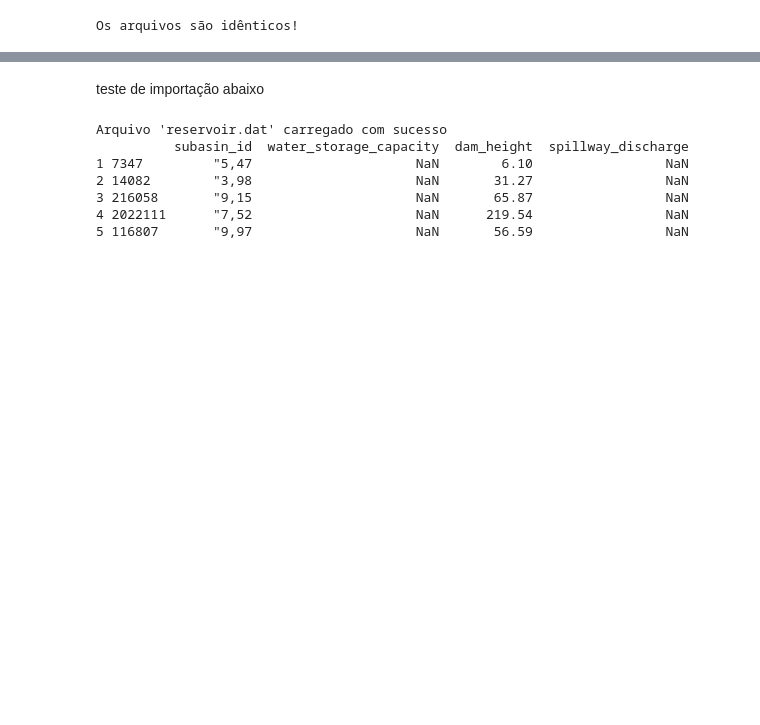
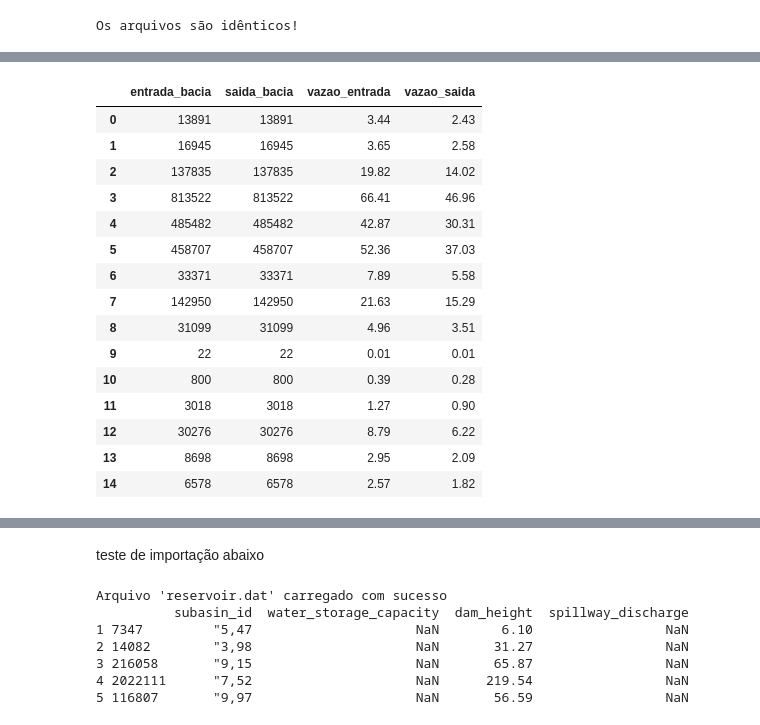
Before and after one commit to infracosteira/CaDBr, a Jupyter notebook: CaDBr.ipynb, the cells around one changed output, grey strips where cells are left out. Cells and saved outputs as stored; diff of their text form; code cells hidden in the pictures; blank space fills up the shorter version.

```diff
--- a/CaDBr.ipynb
+++ b/CaDBr.ipynb
@@ -43,17 +19,0 @@ app.mainloop()
-# %%
-def clean_dataframe_columns(df, exclude_cols=None):
-    if exclude_cols is None:
-        exclude_cols = []
-
-    for col in df.columns:
-        if col not in exclude_cols:
-            df[col] = (
-                df[col]
-                .astype(str)
-                .str.strip()
-                .str.replace('"', '', regex=False)
-                .str.replace(',', '.', regex=False)
-                .astype(float)
-                .round(2)
-            )
-    return df
@@ -59,0 +51,21 @@ def clean_dataframe_columns(df, exclude_cols=None):
+# %%
+df_gerado = pd.read_csv('result_discharge_80.csv', sep=";")
+
+df_referencia = pd.read_csv(
+    'F:/bolsa/basinflow/data/principais/arq_test/fator_0_8_test_10_v2.csv',
+    sep=";",
+    usecols=["entrada_bacia", "saida_bacia", "vazao_entrada", "vazao_saida"]
+)
+
+#df_referencia_2 = pd.read_csv(
+#    'F:/bolsa/basinflow/data/principais/arq_test/fator_0_8_test_10.csv',
+#    sep=";",
+#    usecols=["entrada_bacia", "saida_bacia", "vazao_entrada", "vazao_saida"]
+#)
+
+df_gerado   = clean_dataframe_columns(df_gerado,   exclude_cols=["subasin_id"])
+df_referencia = clean_dataframe_columns(df_referencia, exclude_cols=["subasin_id"])
+
+#df_referencia_2 = clean_dataframe_columns(df_referencia_2, exclude_cols=["subasin_id"])
+
+df_gerado.drop(columns=["rompeu","subasin_id"], inplace=True)
@@ -59,0 +81,19 @@ def clean_dataframe_columns(df, exclude_cols=None):
+# %%
+df_referencia
+# %% [output]
+|  | entrada_bacia | saida_bacia | vazao_entrada | vazao_saida |
+| 0 | 13891 | 13891 | 3.44 | 2.43 |
+| 1 | 16945 | 16945 | 3.65 | 2.58 |
+| 2 | 137835 | 137835 | 19.82 | 14.02 |
+| 3 | 813522 | 813522 | 66.41 | 46.96 |
+| 4 | 485482 | 485482 | 42.87 | 30.31 |
+| 5 | 458707 | 458707 | 52.36 | 37.03 |
+| 6 | 33371 | 33371 | 7.89 | 5.58 |
+| 7 | 142950 | 142950 | 21.63 | 15.29 |
+| 8 | 31099 | 31099 | 4.96 | 3.51 |
+| 9 | 22 | 22 | 0.01 | 0.01 |
+| 10 | 800 | 800 | 0.39 | 0.28 |
+| 11 | 3018 | 3018 | 1.27 | 0.90 |
+| 12 | 30276 | 30276 | 8.79 | 6.22 |
+| 13 | 8698 | 8698 | 2.95 | 2.09 |
+| 14 | 6578 | 6578 | 2.57 | 1.82 |
```
Also changed, not shown: parts of 9 cells of this notebook, 3 other files.
